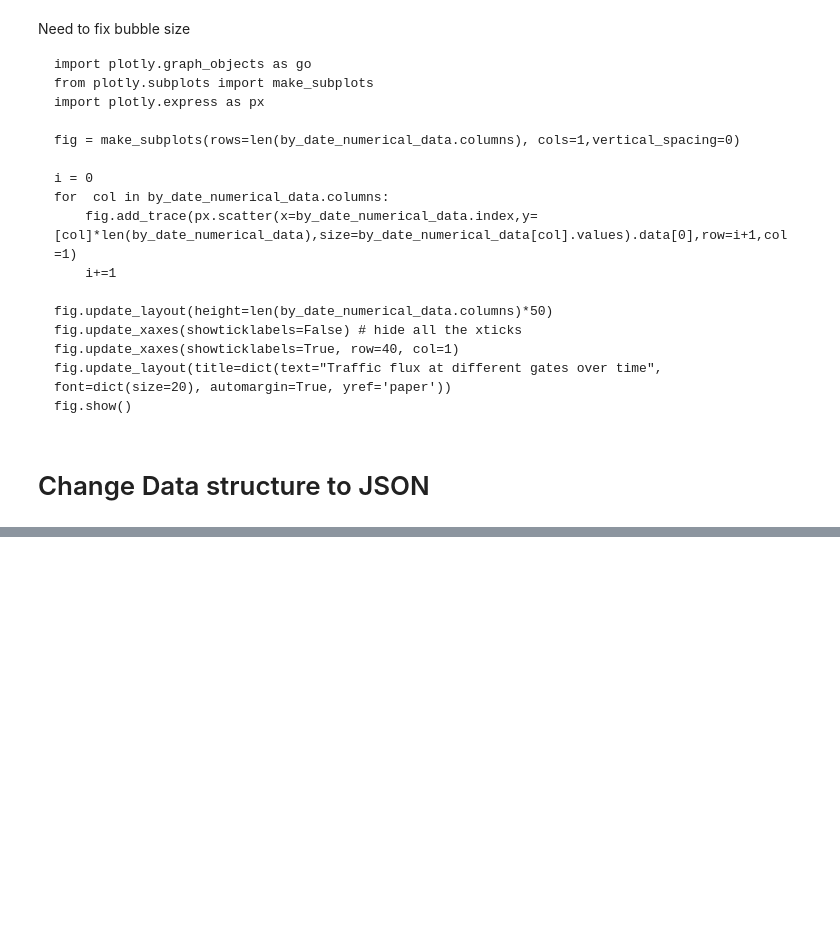
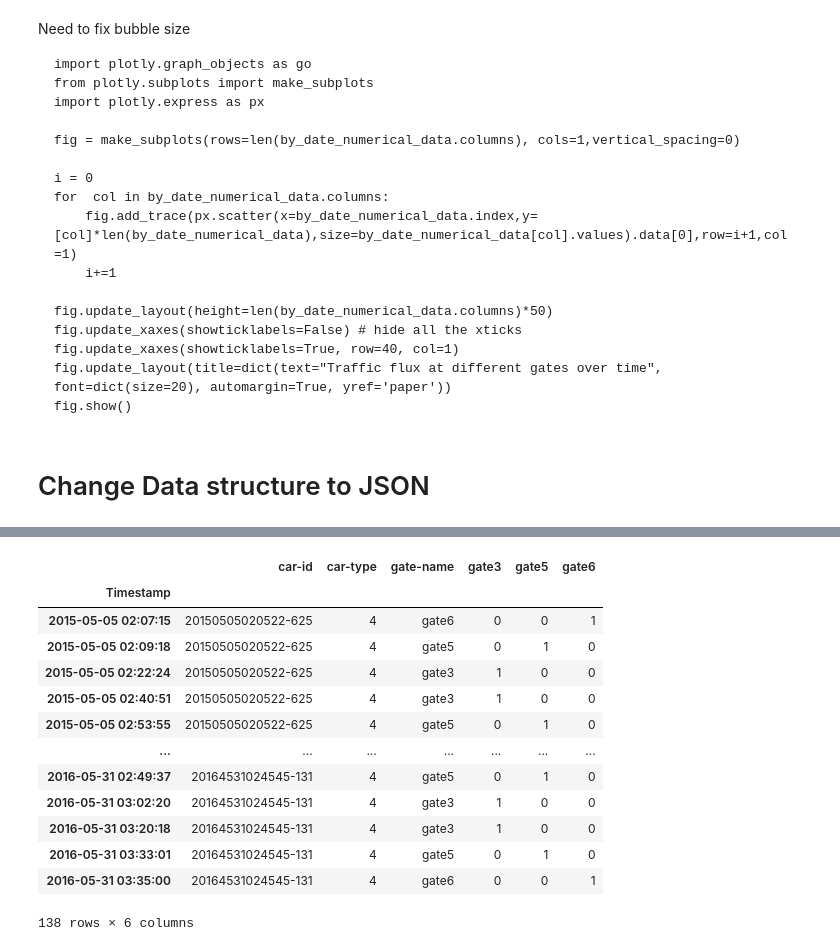
Before and after one commit to Visual-Analytics-2024/VA-Project, a Jupyter notebook: Python/Notebooks/basic data cleaning and visualizing.ipynb, the cells around one changed output, grey strips where cells are left out. Drawn from its saved outputs; the diff is of its cells as text; code cells hidden in the pictures; blank space fills up the shorter version.

```diff
--- a/Python/Notebooks/basic data cleaning and visualizing.ipynb
+++ b/Python/Notebooks/basic data cleaning and visualizing.ipynb
@@ -340,5 +433,20 @@ illegal_num_data = pd.concat((illegal_pass,dummy_))
 # %%
-illegal_num_data.columns
+illegal_num_data
+# %% [output]
+|  | car-id | car-type | gate-name | gate3 | gate5 | gate6 |
+| Timestamp |  |  |  |  |  |  |
+| 2015-05-05 02:07:15 | 20150505020522-625 | 4 | gate6 | 0 | 0 | 1 |
+| 2015-05-05 02:09:18 | 20150505020522-625 | 4 | gate5 | 0 | 1 | 0 |
+| 2015-05-05 02:22:24 | 20150505020522-625 | 4 | gate3 | 1 | 0 | 0 |
+| 2015-05-05 02:40:51 | 20150505020522-625 | 4 | gate3 | 1 | 0 | 0 |
+| 2015-05-05 02:53:55 | 20150505020522-625 | 4 | gate5 | 0 | 1 | 0 |
+| ... | ... | ... | ... | ... | ... | ... |
+| 2016-05-31 02:49:37 | 20164531024545-131 | 4 | gate5 | 0 | 1 | 0 |
+| 2016-05-31 03:02:20 | 20164531024545-131 | 4 | gate3 | 1 | 0 | 0 |
+| 2016-05-31 03:20:18 | 20164531024545-131 | 4 | gate3 | 1 | 0 | 0 |
+| 2016-05-31 03:33:01 | 20164531024545-131 | 4 | gate5 | 0 | 1 | 0 |
+| 2016-05-31 03:35:00 | 20164531024545-131 | 4 | gate6 | 0 | 0 | 1 |
+138 rows × 6 columns
 # %%
 by_date_illegal_pass = illegal_num_data.groupby(illegal_num_data.index.date)[illegal_num_data.columns[3:]].sum()
 # %%
```
Also changed, not shown: parts of 49 cells of this notebook, 1 other file.
